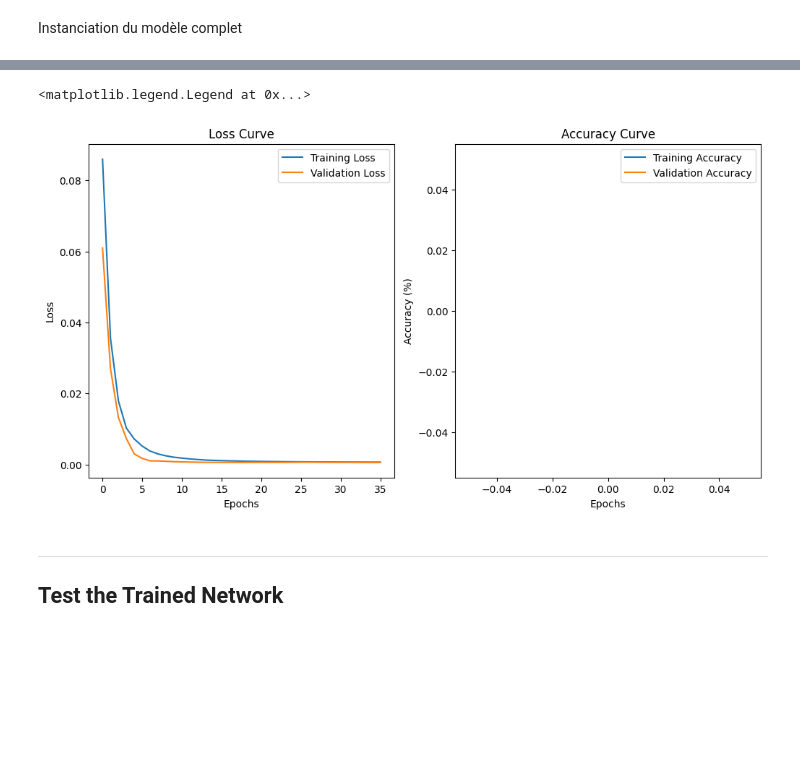
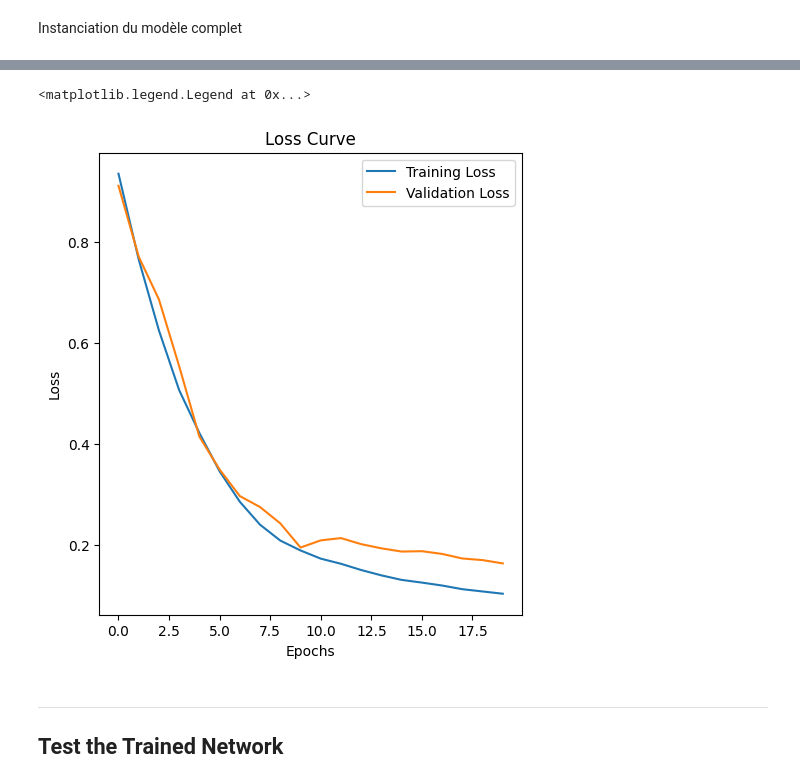
Before and after one commit to deubn31/PTI-Analyse-Classification-de-signaux-EEG, a Jupyter notebook: PainAttnNet_Implementation copy 2.ipynb, the cells around one changed output, grey strips where cells are left out. Saved outputs shown, nothing was run; the diff lists cells and outputs as text; code cells hidden in the pictures; blank space fills up the shorter version.

```diff
--- a/PainAttnNet_Implementation copy 2.ipynb
+++ b/PainAttnNet_Implementation copy 2.ipynb
@@ -753,7 +772,6 @@ class EncoderWrapper(nn.Module):
         self.norm = nn.LayerNorm(layer.size)
 
     def forward(self, x, mask):
-        for i in range(x.shape[0])
         x=x*mask
         for layer in self.layers:
             x = layer(x)
@@ -862,6 +932,6 @@ torch.Size([1, 192, 75])
 # %%
 learning_rate = 0.001
-n_epochs = 100
+n_epochs = 20
 
 # specify loss function
 criterion = nn.MSELoss()
@@ -896,19 +966,19 @@ for epoch in range(n_epochs):
     ###################
 
     for batch_data in train_loader:
-        # Décomposer les données du batch (x_masked, mask, x_original, labels)
-        mask, x, labels = [item.to(device).float() for item in batch_data]
+        # Décomposer les données du batch (x_masked, distractors, mask,x_original, labels)
+        distractors, mask, x, labels = [item.to(device).float() for item in batch_data]
 
         # Assurez-vous que le masque est de type bool
-        mask = mask.squeeze(1).bool()
+        mask = mask.bool()
 
-        x = x.squeeze(1)
+        #x = x.squeeze(1)
 
         # Réinitialiser les gradients
         optimizer.zero_grad()
 
         # Forward pass: obtenir les prédictions du modèle sur les données masquées
-        output,pretrans = model(x,mask)
+        output,pretrans = model(x,mask,"pretrain")
 
         # Calculer la perte uniquement sur les parties non masquées
         # Utiliser le masque pour sélectionner les valeurs à comparer
@@ -921,7 +991,7 @@ for epoch in range(n_epochs):
         optimizer.step()
 
         # Mise à jour de la perte d'entraînement
-        train_loss += loss.item() * mask.size(0)*mask.size(1)
+        train_loss += loss.item() * mask.size(0)
 
         # Calculer les métriques de reconstruction
         with torch.no_grad():
@@ -933,13 +1003,13 @@ for epoch in range(n_epochs):
             )
 
             # Mise à jour des métriques
-            total_train += mask.size(0)*mask.size(1)
+            total_train += mask.size(0)
             running_mse += reconstruction_mse.item()
 
             # Optionnel: si on veut aussi l'accuracy sur les labels
-            if labels is not None:
+            """if labels is not None:
                 _, predicted_labels = torch.max(output, 1)
-                correct_train += (predicted_labels == labels).sum().item()
+                correct_train += (predicted_labels == labels).sum().item()"""
 
 
     # Calcul des métriques finales d'entraînement
@@ -958,24 +1028,23 @@ for epoch in range(n_epochs):
     with torch.no_grad():
         for batch_data in valid_loader:
             # Décomposer les données
-            mask, x, labels = [item.to(device).float() for item in batch_data]
+            distractors, mask, x, labels = [item.to(device).float() for item in batch_data]
 
             # Forward pass
-            output,pretrans = model(x)
+            output,pretrans = model(x,mask,"pretrain")
             mask = mask.squeeze(1).bool()
-            x_original = x_original.squeeze(1)
 
             # Calculer la perte sur parties non masquées
             loss = criterion(output[mask], pretrans[mask])
-            valid_loss += loss.item() * model.mask.size(0)*model.mask.size(1)
+            valid_loss += loss.item() * mask.size(0)
 
             # Calculer l'erreur de reconstruction sur parties masquées
             reconstruction_mse = F.mse_loss(
                 output[mask],  # Prédictions sur parties masquées
-                x_original[mask],  # Valeurs réelles masquées
+                pretrans[mask],  # Valeurs réelles masquées
                 reduction='mean'
             )
-            valid_reconstruction_error += reconstruction_mse.item() * model.mask.size(0)*model.mask.size(1)
+            valid_reconstruction_error += reconstruction_mse.item() * mask.size(0)
 
     # Calculer les moyennes pour l'époque
     valid_loss = valid_loss / len(valid_loader.dataset)
@@ -1018,29 +1086,20 @@ KeyboardInterrupt:
 # %%
 ## Display train / valid curves
 
 # Plot loss curves
 plt.figure(figsize=(12, 6))
 
 # Plotting Training and Validation Loss
 plt.subplot(1, 2, 1)
 plt.plot(train_losses, label='Training Loss')
 plt.plot(valid_losses, label='Validation Loss')
 plt.title('Loss Curve')
 plt.xlabel('Epochs')
 plt.ylabel('Loss')
 plt.legend()
-
-# Plotting Training and Validation Accuracy
-plt.subplot(1, 2, 2)
-plt.plot(train_accuracies, label='Training Accuracy')
-plt.plot(valid_accuracies, label='Validation Accuracy')
-plt.title('Accuracy Curve')
-plt.xlabel('Epochs')
-plt.ylabel('Accuracy (%)')
-plt.legend()
 # %% [output]
 <matplotlib.legend.Legend at 0x...>
-[figure, old version]
+[figure, new version]
 # %% [markdown]
 ---
 ## Test the Trained Network
```
Also changed, not shown: parts of 10 cells of this notebook, 1 other file.
